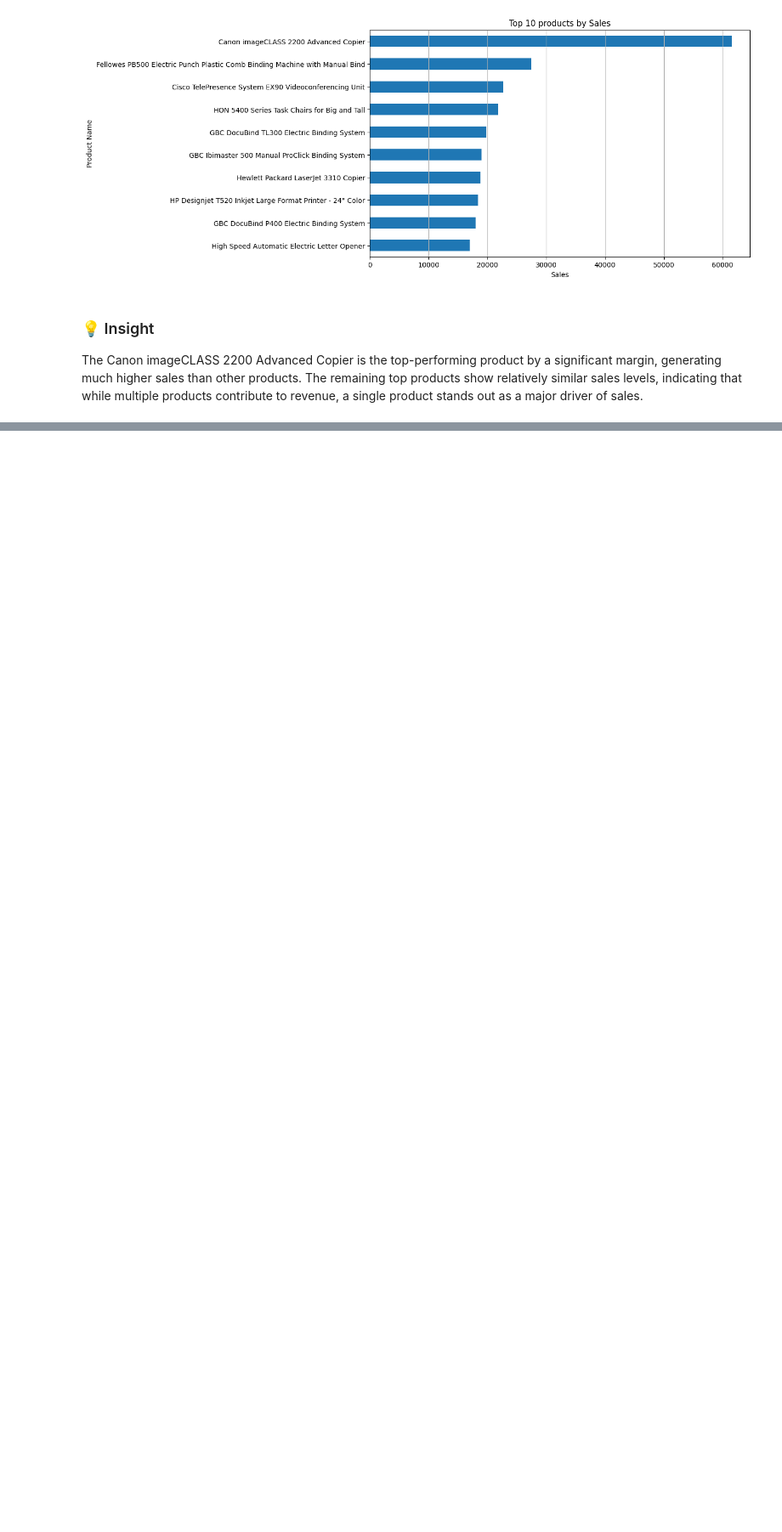
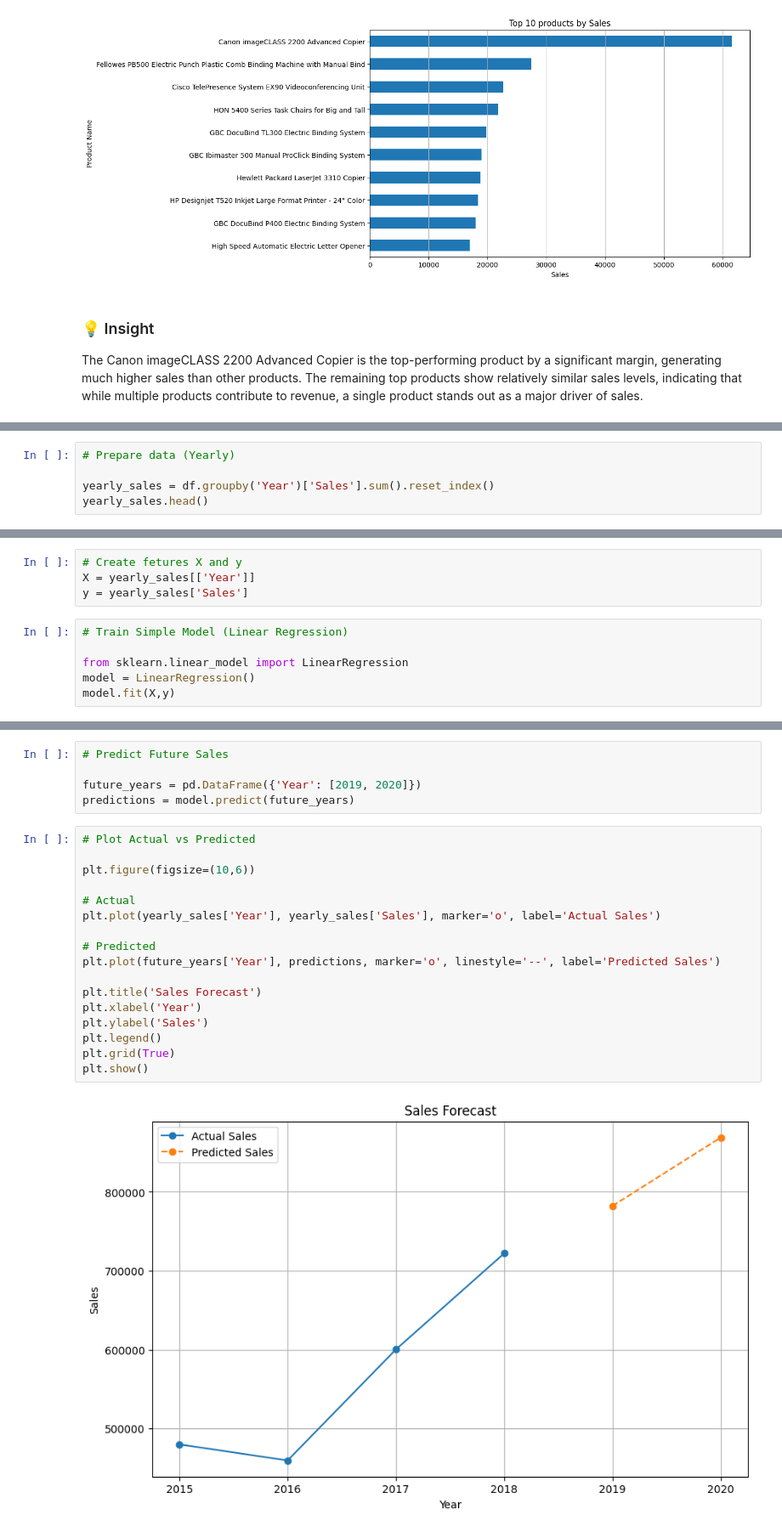
Before and after one commit to ChandanaKukudala/sales-analysis-forecasting, a Jupyter notebook: Sales_Analysis.ipynb, the cells around one changed output, grey strips where cells are left out. Shown at 85% size. Saved outputs shown, nothing was run; the diff lists cells and outputs as text; blank space fills up the shorter version.

Commit message:
Completed sales forecasting

```diff
--- a/Sales_Analysis.ipynb
+++ b/Sales_Analysis.ipynb
@@ -239,0 +244,5 @@ The Canon imageCLASS 2200 Advanced Copier is the top-performing product by a sig
+# %%
+# Prepare data (Yearly)
+
+yearly_sales = df.groupby('Year')['Sales'].sum().reset_index()
+yearly_sales.head()
@@ -239,0 +255,10 @@ The Canon imageCLASS 2200 Advanced Copier is the top-performing product by a sig
+# %%
+# Create fetures X and y
+X = yearly_sales[['Year']]
+y = yearly_sales['Sales']
+# %%
+# Train Simple Model (Linear Regression)
+
+from sklearn.linear_model import LinearRegression
+model = LinearRegression()
+model.fit(X,y)
@@ -239,0 +273,24 @@ The Canon imageCLASS 2200 Advanced Copier is the top-performing product by a sig
+# %%
+# Predict Future Sales
+
+future_years = pd.DataFrame({'Year': [2019, 2020]})
+predictions = model.predict(future_years)
+# %%
+# Plot Actual vs Predicted
+
+plt.figure(figsize=(10,6))
+
+# Actual
+plt.plot(yearly_sales['Year'], yearly_sales['Sales'], marker='o', label='Actual Sales')
+
+# Predicted
+plt.plot(future_years['Year'], predictions, marker='o', linestyle='--', label='Predicted Sales')
+
+plt.title('Sales Forecast')
+plt.xlabel('Year')
+plt.ylabel('Sales')
+plt.legend()
+plt.grid(True)
+plt.show()
+# %% [output]
+[figure, added]
```
Also changed, not shown: parts of 5 cells of this notebook.
